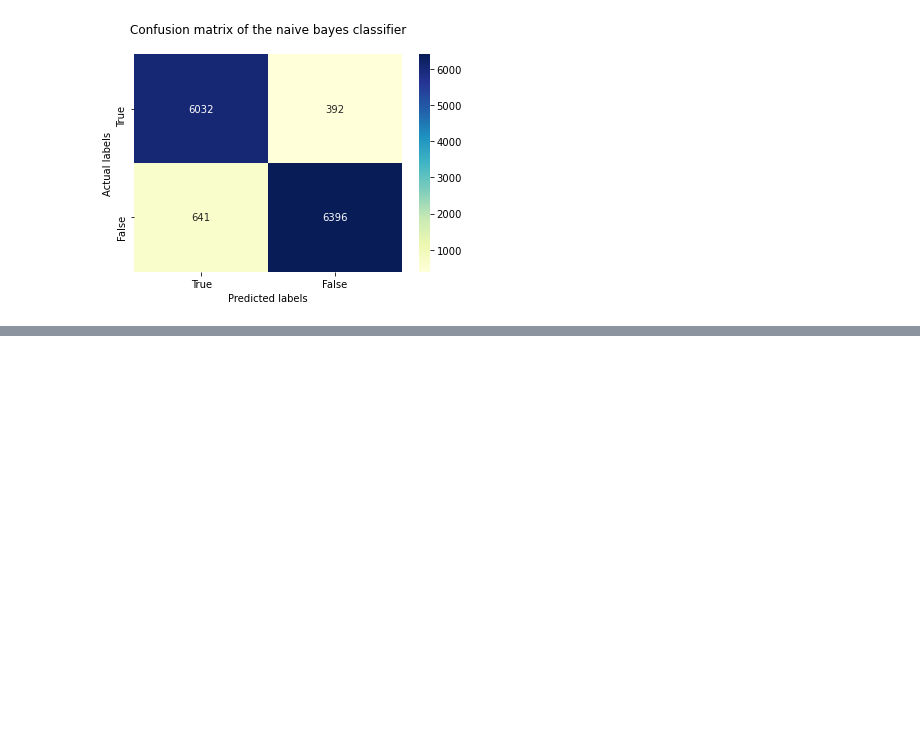
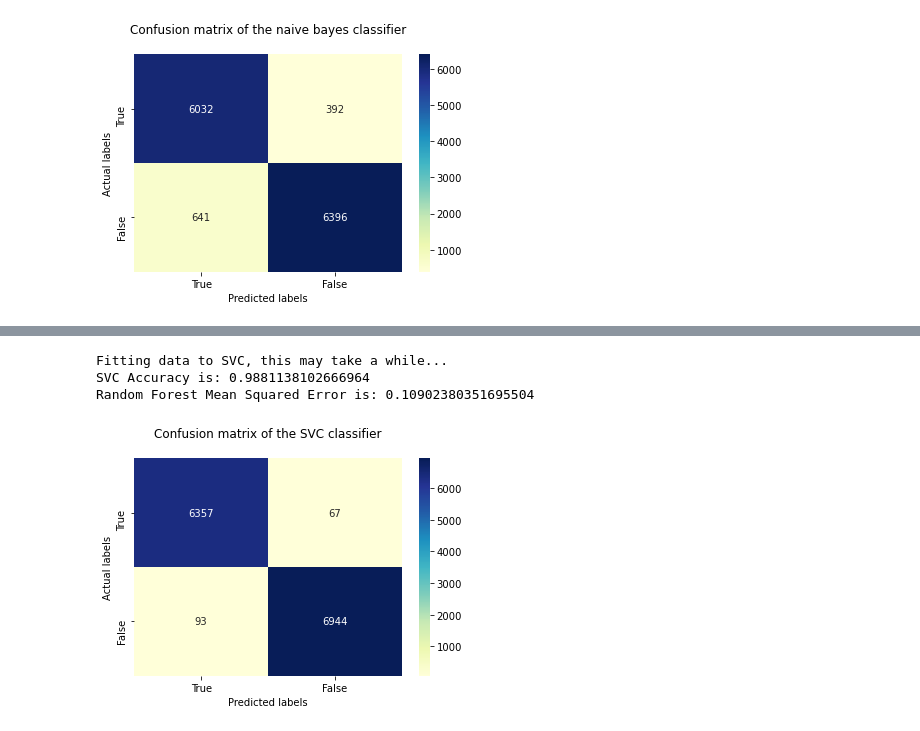
Before and after one commit to gisellemartel/FakeNewsClassifier, a Jupyter notebook: Code.ipynb, the cells around one changed output, grey strips where cells are left out. Cells and saved outputs as stored; diff of their text form; code cells hidden in the pictures; blank space fills up the shorter version.

```diff
--- a/Code.ipynb
+++ b/Code.ipynb
@@ -60,0 +68,7 @@ RF.Random_Forest(X_train, X_test, y_train, y_test)
+# %%
+SVC.support_vector_machine(X_train, X_test, y_train, y_test)
+# %% [output]
+Fitting data to SVC, this may take a while...
+SVC Accuracy is: 0.9881138102666964
+Random Forest Mean Squared Error is: 0.10902380351695504
+[figure, added]
```
Also changed, not shown: parts of 2 cells of this notebook, 7 other files.
